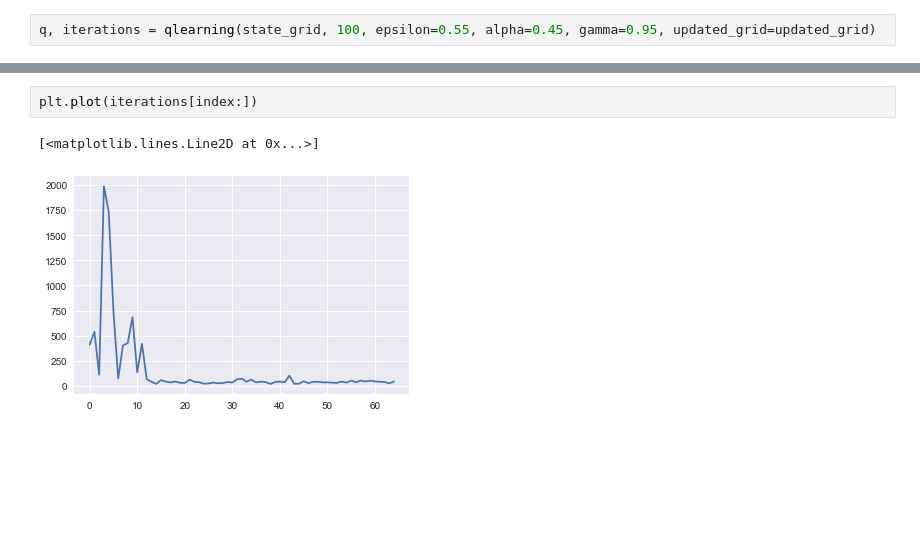
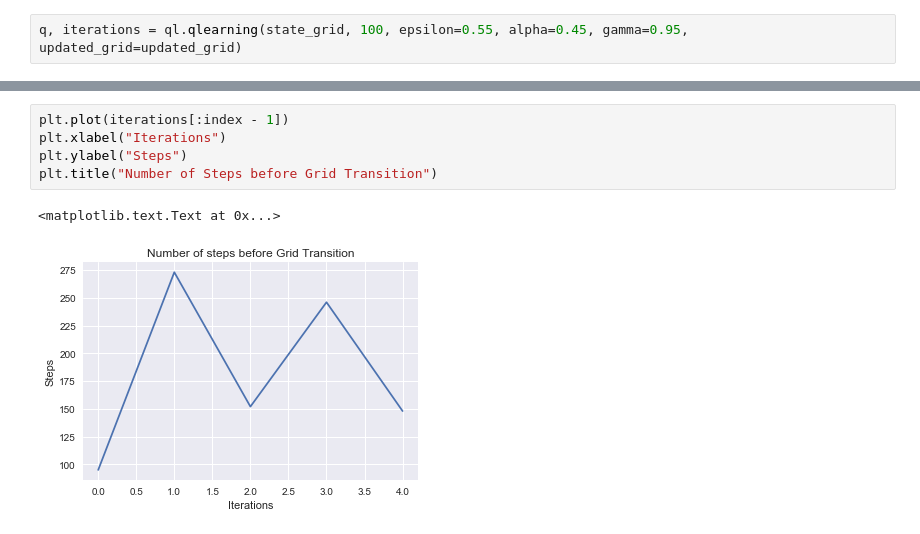
Before and after one commit to lstmemery/qlearning, a Jupyter notebook: src/qlearning.ipynb, the cells around one changed output, grey strips where cells are left out. Drawn from its saved outputs; the diff is of its cells as text; blank space fills up the shorter version.

```diff
--- a/src/qlearning.ipynb
+++ b/src/qlearning.ipynb
@@ -8,3 +12,3 @@ from qlearning import *
 # %%
-q, iterations = qlearning(state_grid, 100, epsilon=0.55, alpha=0.45, gamma=0.95, updated_grid=updated_grid)
+q, iterations = ql.qlearning(state_grid, 100, epsilon=0.55, alpha=0.45, gamma=0.95, updated_grid=updated_grid)
 # %%
@@ -24,5 +24,8 @@ plt.plot(iterations[:index - 1])
-# %%
-plt.plot(iterations[index:])
-# %% [output]
-[<matplotlib.lines.Line2D at 0x...>]
-[figure, removed]
+# %%
+plt.plot(iterations[:index - 1])
+plt.xlabel("Iterations")
+plt.ylabel("Steps")
+plt.title("Number of Steps before Grid Transition")
+# %% [output]
+<matplotlib.text.Text at 0x...>
+[figure, added]
```
Also changed, not shown: parts of 13 cells of this notebook, 1 other file.
